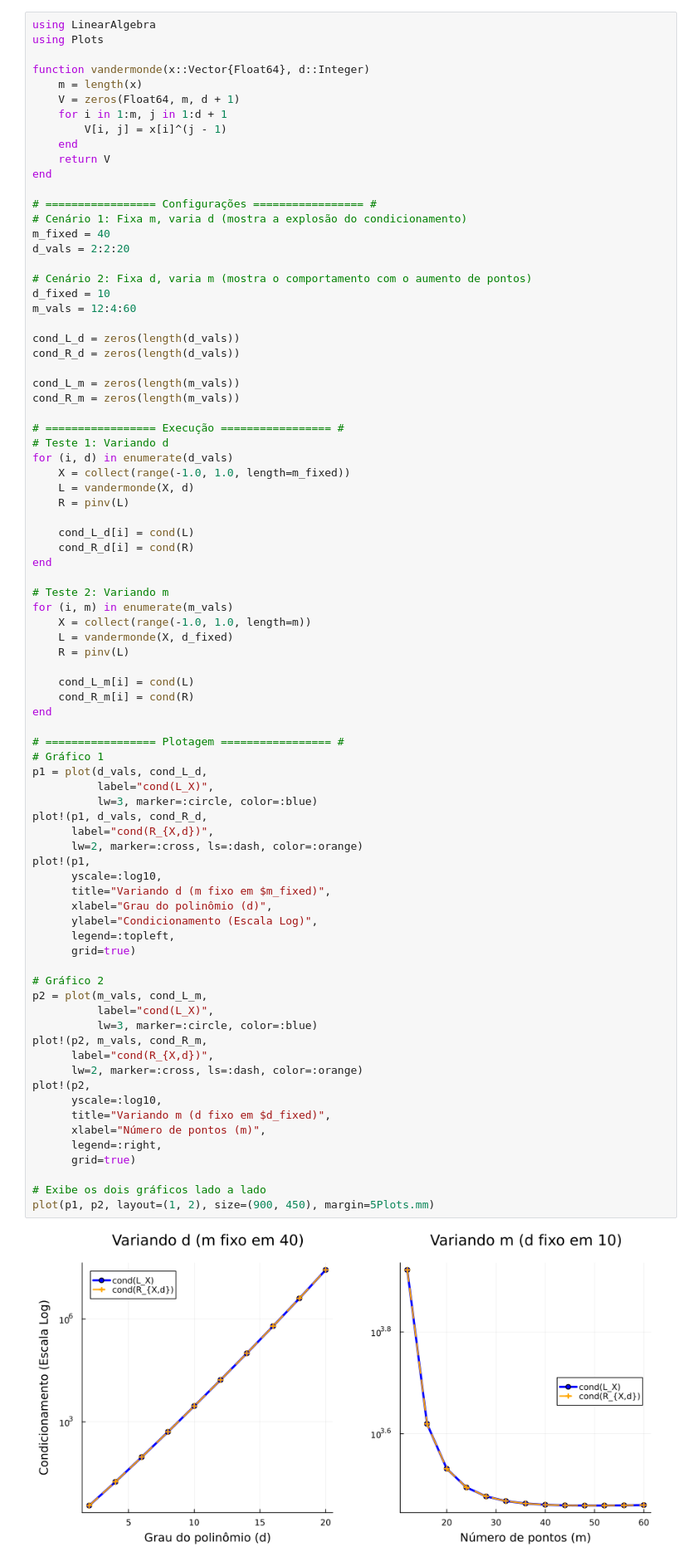
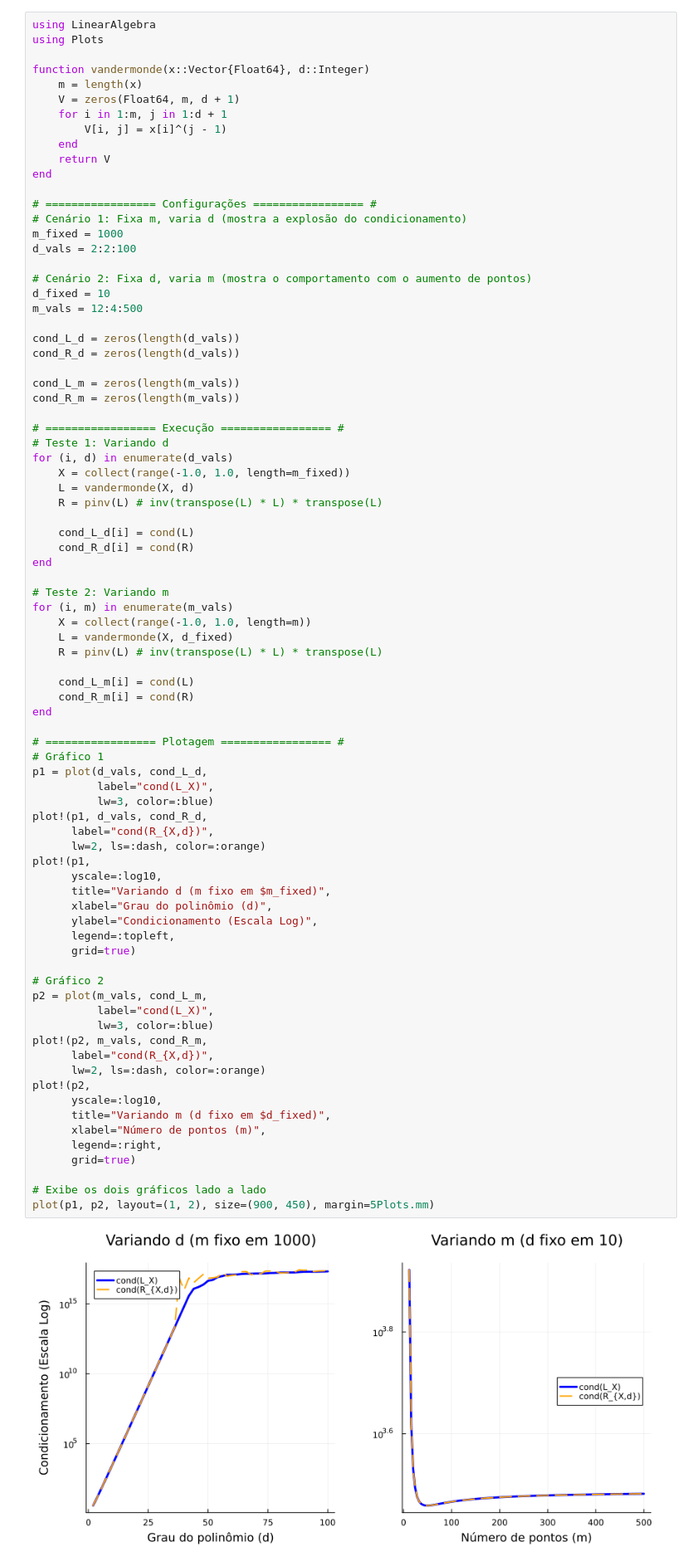
Before and after one commit to Jose-Pedro-Dresch/aln_pjt3_polinomios, a Jupyter notebook: Projeto3_julia.ipynb, the cells around one changed output. Shown at 83% size. Cells and saved outputs as stored; diff of their text form.

```diff
--- a/Projeto3_julia.ipynb
+++ b/Projeto3_julia.ipynb
@@ -168,12 +168,12 @@ end
 
 # ================= Configurações ================= #
 # Cenário 1: Fixa m, varia d (mostra a explosão do condicionamento)
-m_fixed = 40
-d_vals = 2:2:20
+m_fixed = 1000
+d_vals = 2:2:100
 
 # Cenário 2: Fixa d, varia m (mostra o comportamento com o aumento de pontos)
 d_fixed = 10
-m_vals = 12:4:60
+m_vals = 12:4:500
 
 cond_L_d = zeros(length(d_vals))
 cond_R_d = zeros(length(d_vals))
@@ -186,7 +186,7 @@ cond_R_m = zeros(length(m_vals))
 for (i, d) in enumerate(d_vals)
     X = collect(range(-1.0, 1.0, length=m_fixed))
     L = vandermonde(X, d)
-    R = pinv(L)
+    R = pinv(L) # inv(transpose(L) * L) * transpose(L)
 
     cond_L_d[i] = cond(L)
     cond_R_d[i] = cond(R)
@@ -196,7 +196,7 @@ end
 for (i, m) in enumerate(m_vals)
     X = collect(range(-1.0, 1.0, length=m))
     L = vandermonde(X, d_fixed)
-    R = pinv(L)
+    R = pinv(L) # inv(transpose(L) * L) * transpose(L)
 
     cond_L_m[i] = cond(L)
     cond_R_m[i] = cond(R)
@@ -204,38 +204,38 @@ end
 
 # ================= Plotagem ================= #
 # Gráfico 1
 p1 = plot(d_vals, cond_L_d,
           label="cond(L_X)",
-          lw=3, marker=:circle, color=:blue)
+          lw=3, color=:blue)
 plot!(p1, d_vals, cond_R_d,
       label="cond(R_{X,d})",
-      lw=2, marker=:cross, ls=:dash, color=:orange)
+      lw=2, ls=:dash, color=:orange)
 plot!(p1,
       yscale=:log10,
       title="Variando d (m fixo em $m_fixed)",
       xlabel="Grau do polinômio (d)",
       ylabel="Condicionamento (Escala Log)",
       legend=:topleft,
       grid=true)
 
 # Gráfico 2
 p2 = plot(m_vals, cond_L_m,
           label="cond(L_X)",
-          lw=3, marker=:circle, color=:blue)
+          lw=3, color=:blue)
 plot!(p2, m_vals, cond_R_m,
       label="cond(R_{X,d})",
-      lw=2, marker=:cross, ls=:dash, color=:orange)
+      lw=2, ls=:dash, color=:orange)
 plot!(p2,
       yscale=:log10,
       title="Variando m (d fixo em $d_fixed)",
       xlabel="Número de pontos (m)",
       legend=:right,
       grid=true)
 
 # Exibe os dois gráficos lado a lado
 plot(p1, p2, layout=(1, 2), size=(900, 450), margin=5Plots.mm)
 # %% [output]
-[figure, old version]
+[figure, new version]
 # %% [markdown]
 ### (e) Condicionamento de $L_X$ e $R_{X,d}$ na base de Lagrange
 
```
